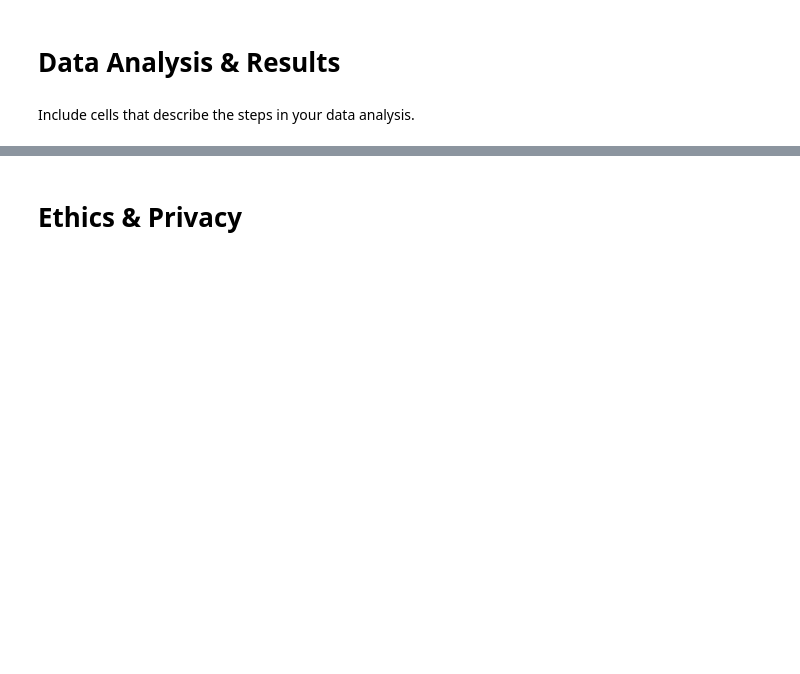
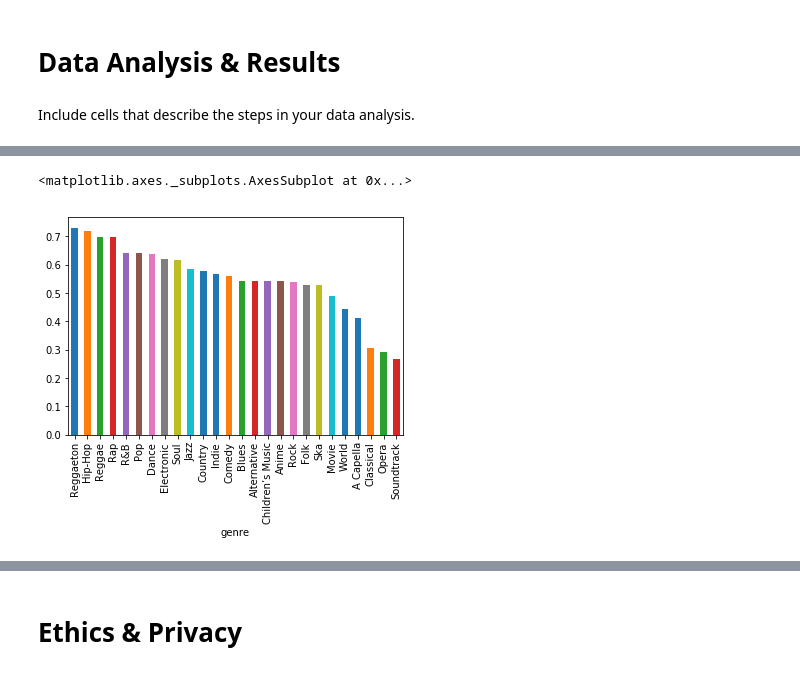
Before and after one commit to jamesjaeyu/SpotifyGenreAnalysis, a Jupyter notebook: FinalProject_group88.ipynb, the cells around one changed output, grey strips where cells are left out. Cells and saved outputs as stored; diff of their text form; code cells hidden in the pictures; blank space fills up the shorter version.

```diff
--- a/FinalProject_group88.ipynb
+++ b/FinalProject_group88.ipynb
@@ -167,0 +225,9 @@ Include cells that describe the steps in your data analysis.
+# %%
+# Plot average danceability across genres
+danceability_means = df.groupby(['genre']).mean().sort_values(by='danceability', ascending=False)
+danceability_means['genre'] = danceability_means.index
+danceability_means = danceability_means['danceability']
+danceability_means.plot.bar()
+# %% [output]
+<matplotlib.axes._subplots.AxesSubplot at 0x...>
+[figure, added]
```
Also changed, not shown: parts of 18 cells of this notebook.
